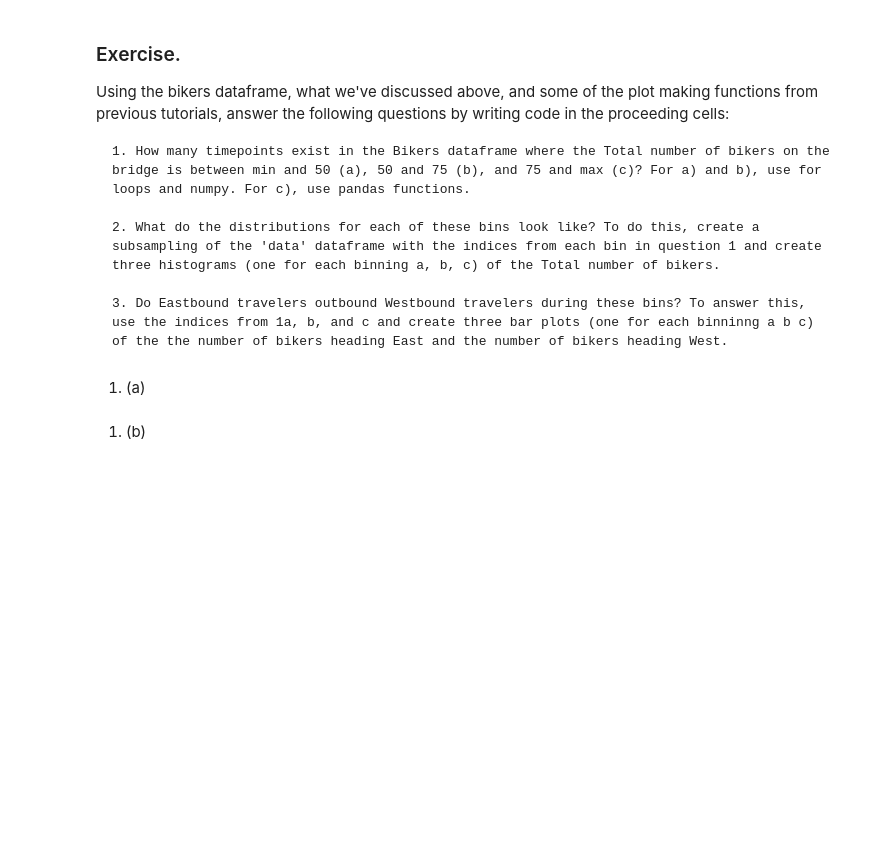
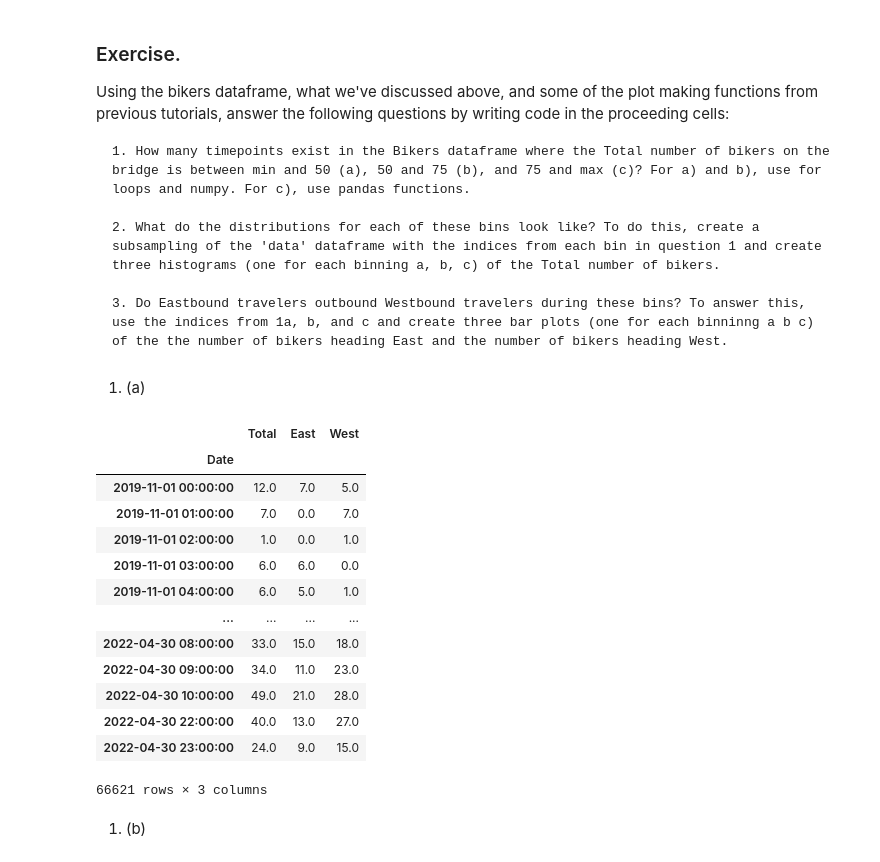
Before and after one commit to mrfrmtz/FDSPython, a Jupyter notebook: tutorial023-ReviewOfIndexingAndLoops.ipynb, the cells around one changed output. Cells and saved outputs as stored; diff of their text form; code cells hidden in the pictures; blank space fills up the shorter version.

```diff
--- a/tutorial023-ReviewOfIndexingAndLoops.ipynb
+++ b/tutorial023-ReviewOfIndexingAndLoops.ipynb
@@ -358,5 +381,32 @@ Using the bikers dataframe, what we've discussed above, and some of the plot mak
     3. Do Eastbound travelers outbound Westbound travelers during these bins? To answer this, use the indices from 1a, b, and c and create three bar plots (one for each binninng a b c) of the the number of bikers heading East and the number of bikers heading West.
 # %% [markdown]
 1. (a)
+# %%
+# min and 50
+min_data = data['Total'].min()
+indices_min_50 = list()
+
+for i in range(len(data['Total'])):
+    if data['Total'][i]> data['Total'].min():
+        if data['Total'][i] < 50:
+            indices_min_50.append(i)
+
+data_min_50 = data.iloc[indices_min_50]
+data_min_50
+# %% [output]
+|  | Total | East | West |
+| Date |  |  |  |
+| 2019-11-01 00:00:00 | 12.0 | 7.0 | 5.0 |
+| 2019-11-01 01:00:00 | 7.0 | 0.0 | 7.0 |
+| 2019-11-01 02:00:00 | 1.0 | 0.0 | 1.0 |
+| 2019-11-01 03:00:00 | 6.0 | 6.0 | 0.0 |
+| 2019-11-01 04:00:00 | 6.0 | 5.0 | 1.0 |
+| ... | ... | ... | ... |
+| 2022-04-30 08:00:00 | 33.0 | 15.0 | 18.0 |
+| 2022-04-30 09:00:00 | 34.0 | 11.0 | 23.0 |
+| 2022-04-30 10:00:00 | 49.0 | 21.0 | 28.0 |
+| 2022-04-30 22:00:00 | 40.0 | 13.0 | 27.0 |
+| 2022-04-30 23:00:00 | 24.0 | 9.0 | 15.0 |
+66621 rows × 3 columns
 # %% [markdown]
 1. (b)
```
Also changed, not shown: parts of 14 cells of this notebook, 1 other file.
